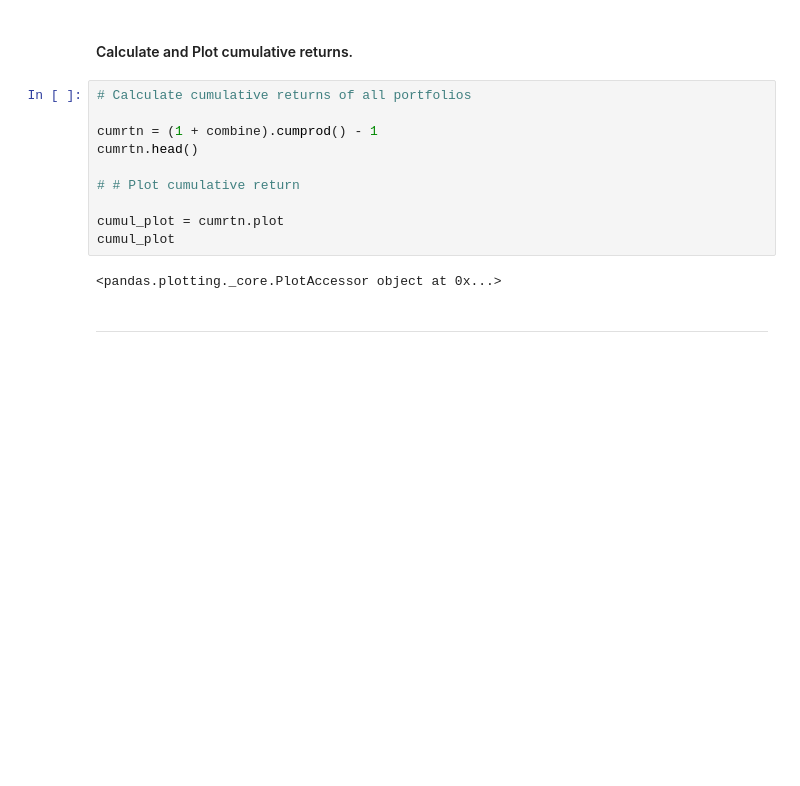
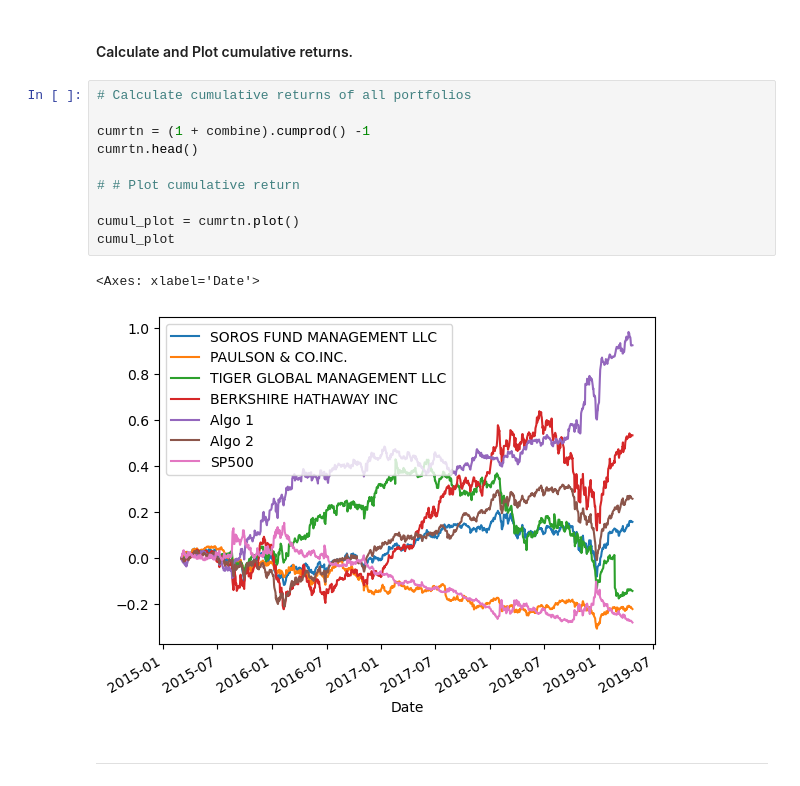
Before and after one commit to fintech-lex/whale_portfolios, a Jupyter notebook: whale_analysis.ipynb, the cells around one changed output. Drawn from its saved outputs; the diff is of its cells as text; blank space fills up the shorter version.

```diff
--- a/whale_analysis.ipynb
+++ b/whale_analysis.ipynb
@@ -202,15 +182,16 @@ daily_rtn_all.head()
 # %%
 # Calculate cumulative returns of all portfolios
 
-cumrtn = (1 + combine).cumprod() - 1
+cumrtn = (1 + combine).cumprod() -1
 cumrtn.head()
 
 # # Plot cumulative return
 
-cumul_plot = cumrtn.plot
+cumul_plot = cumrtn.plot()
 cumul_plot
 # %% [output]
-<pandas.plotting._core.PlotAccessor object at 0x...>
+<Axes: xlabel='Date'>
+[figure, added]
 # %% [markdown]
 ---
 # %% [markdown]
```
Also changed, not shown: parts of 25 cells of this notebook, 4 other files.
